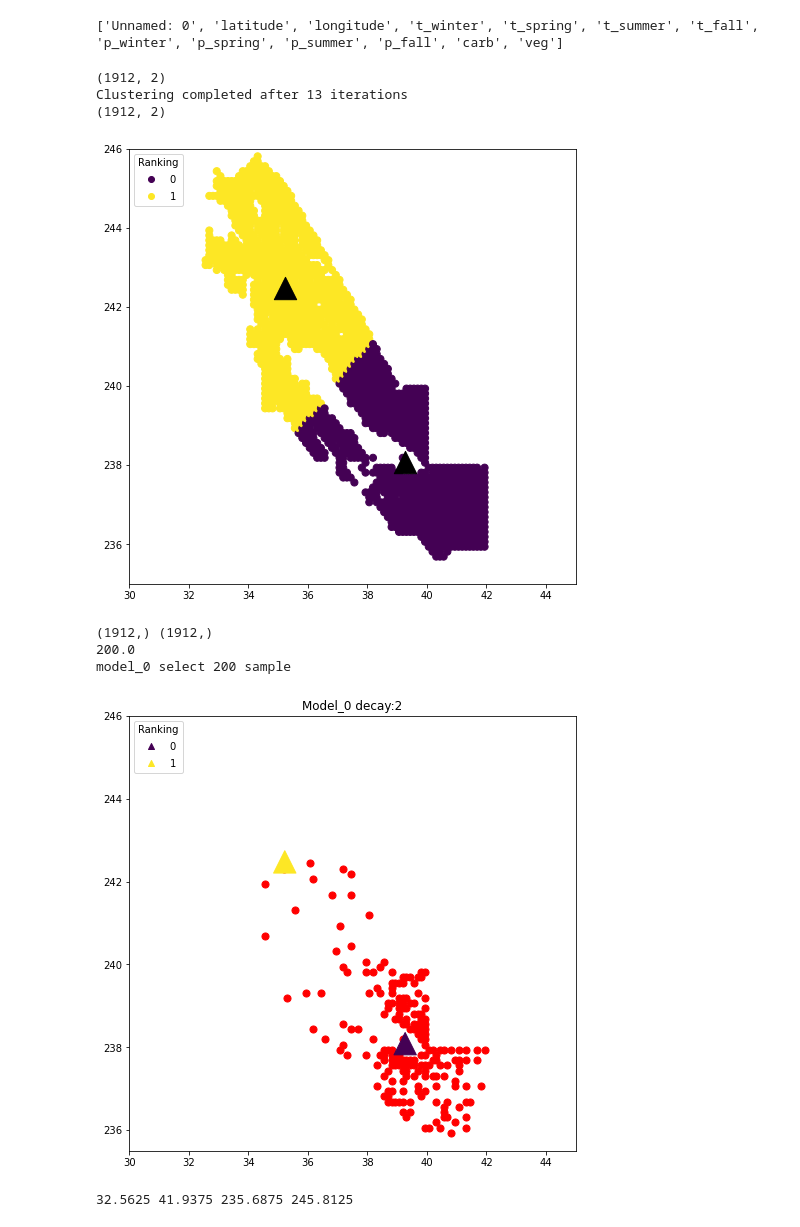
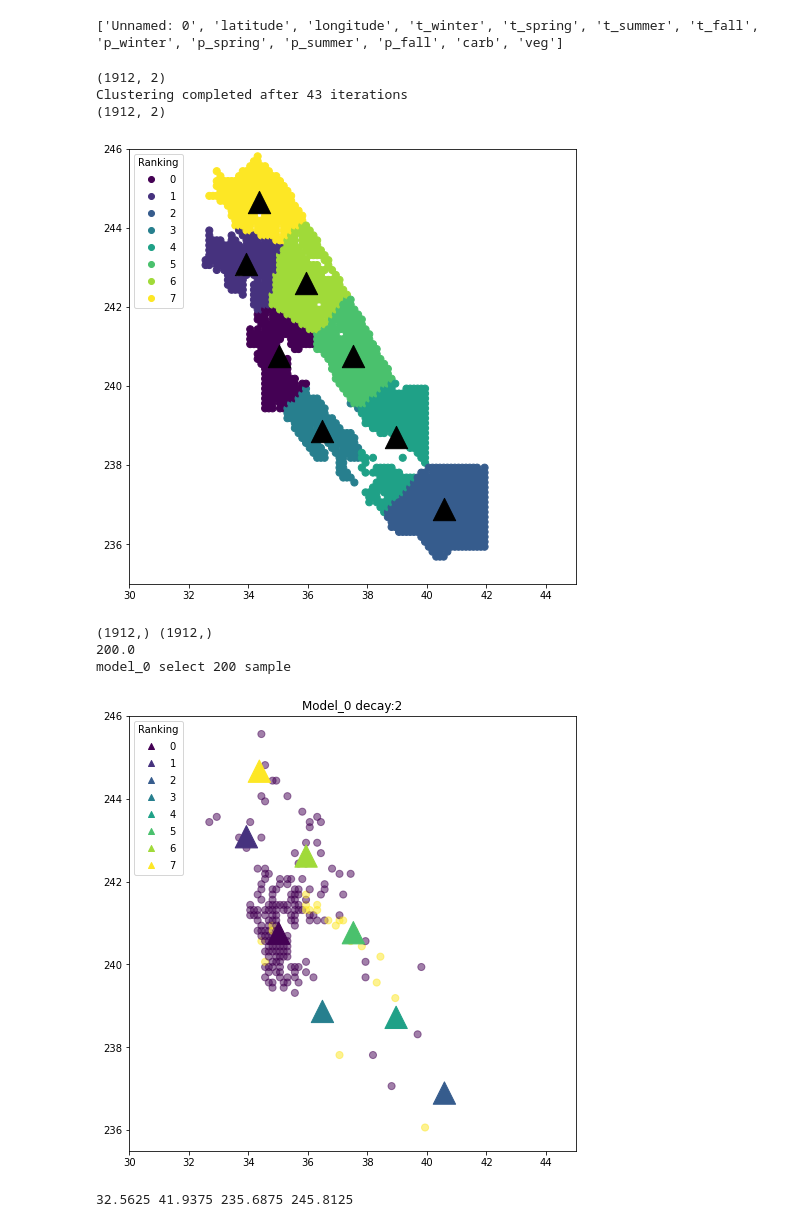
Before and after one commit to chupengrocky/HackthonClimate, a Jupyter notebook: notebook/PlayGound.ipynb, the cells around one changed output. Drawn from its saved outputs; the diff is of its cells as text; code cells hidden in the pictures.

```diff
--- a/notebook/PlayGound.ipynb
+++ b/notebook/PlayGound.ipynb
@@ -97,7 +191,7 @@ class ClusterGenerator:
         plt.figure(figsize=(8, 8))
         la,lo = self.centers[indx]
         points = self.uniformData[self.uniformData["model_{}".format(indx)]==1].to_numpy(dtype="float32")
-        plt.scatter(x=points[:, 1], y=points[:, 2], s=50,c=['red'])
+        plt.scatter(x=points[:, 1], y=points[:, 2], s=50,c=points[:,12],alpha=0.5)
         scatter2 =plt.scatter(x=self.centers[:, 0], y=self.centers[:, 1], s=500, c=range(len(self.centers)), marker='^',)
         plt.title("Model_{} decay:{}".format(indx,self.decay))
         plt.legend(*scatter2.legend_elements(),
@@ -154,7 +248,7 @@ class ClusterGenerator:
         self.centers = centers
         self.meanShiftData['cluster'] = classifications
 
-    def randomSample(self, decay=2,size=200):
+    def randomSample(self, decay=2,size=400):
         self.decay = decay
         for indx in range(len(self.centers)):
             la, lo = self.centers[indx]
@@ -163,41 +257,41 @@ class ClusterGenerator:
             probability = probability/sum(probability)
             # print(sum(probability))
             # probability1 = normalize((1./(distence*decay)).reshape(1,-1))
             # probability2 = normalize((1./(distence)).reshape(1,-1))
             # print(probability1,probability2)
             # probability = np.exp(-distence*decay)
             # probability = scipy.stats.norm.cdf(1./(distence*decay))
             # print(min(probability),max(probability))
             # model_selection = np.random.binomial(1, p=probability.reshape(-1))
             # print(range(self.data_np.shape[0]))
             print(np.arange(self.data_np.shape[0]).shape,probability.shape)
             model_selection = np.random.choice(np.arange(self.data_np.shape[0]),size,replace=False,p=probability)
 
             model_mask = np.zeros(probability.shape[0])
             model_mask[model_selection] = 1
             print(sum(model_mask))
-            self.uniformData['model_{}'.format(indx)] = model_mask
+            self.uniformData['model_{}'.format(indx)] = 1
             print("model_{} select {} sample".format(indx,size))
             break
 
-cg = ClusterGenerator(2)
+cg = ClusterGenerator(8)
 cg.loadData()
 cg.kmeans()
 cg.showCluster()
 cg.randomSample()
 cg.showSingle(0)
 
 
 # %matplotlib inline
 # %% [output]
 (1912, 2)
-Clustering completed after 13 iterations
+Clustering completed after 43 iterations
 (1912, 2)
-[figure, old version]
+[figure, new version]
 (1912,) (1912,)
 200.0
 model_0 select 200 sample
-[figure, old version]
+[figure, new version]
 # %%
 print (min(data_np[:,1]),max(data_np[:,1]),min(data_np[:,2]),max(data_np[:,2]))
 # %% [output]
```
Also changed, not shown: parts of 31 cells of this notebook, 13 other files.
